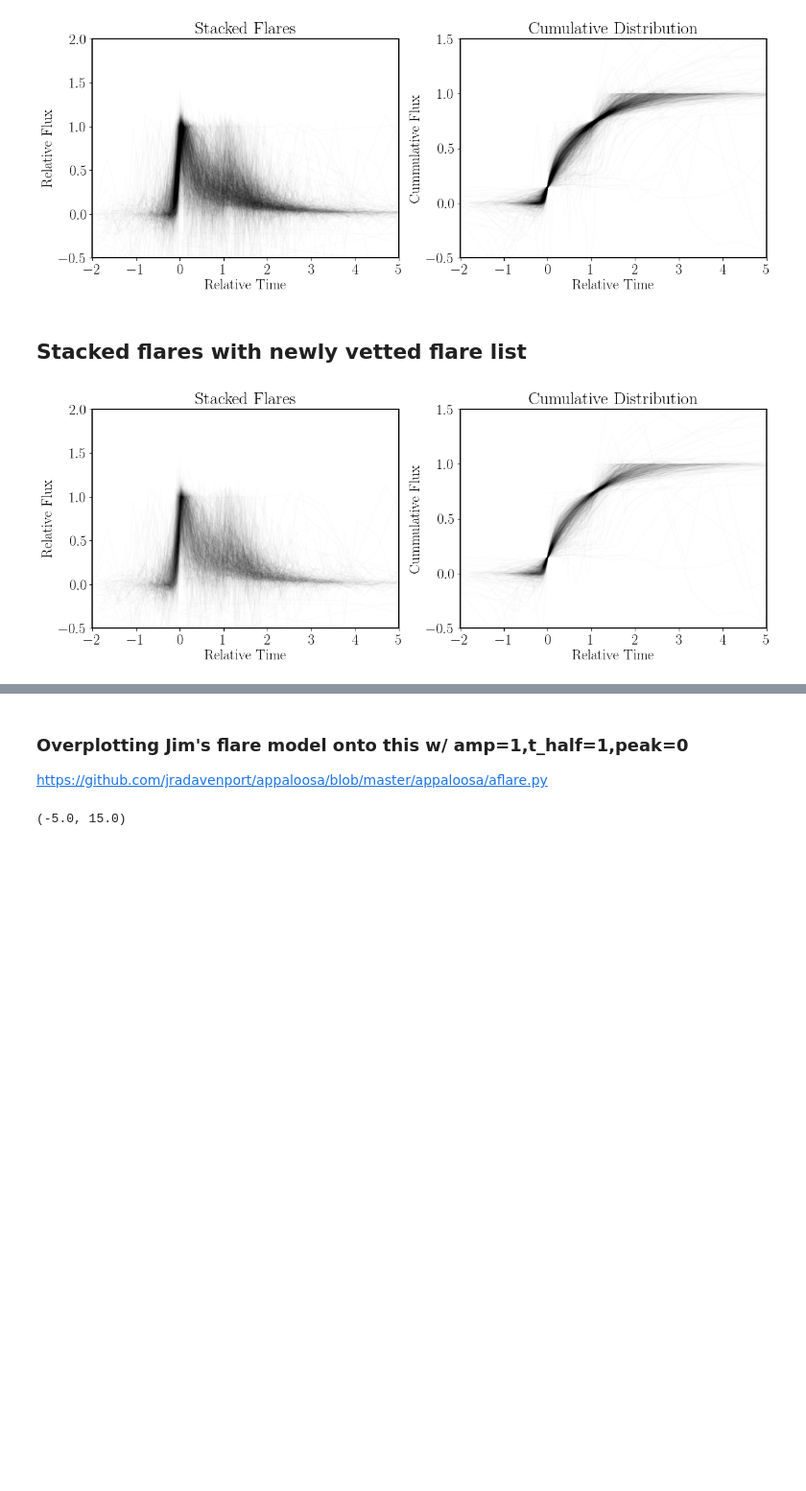
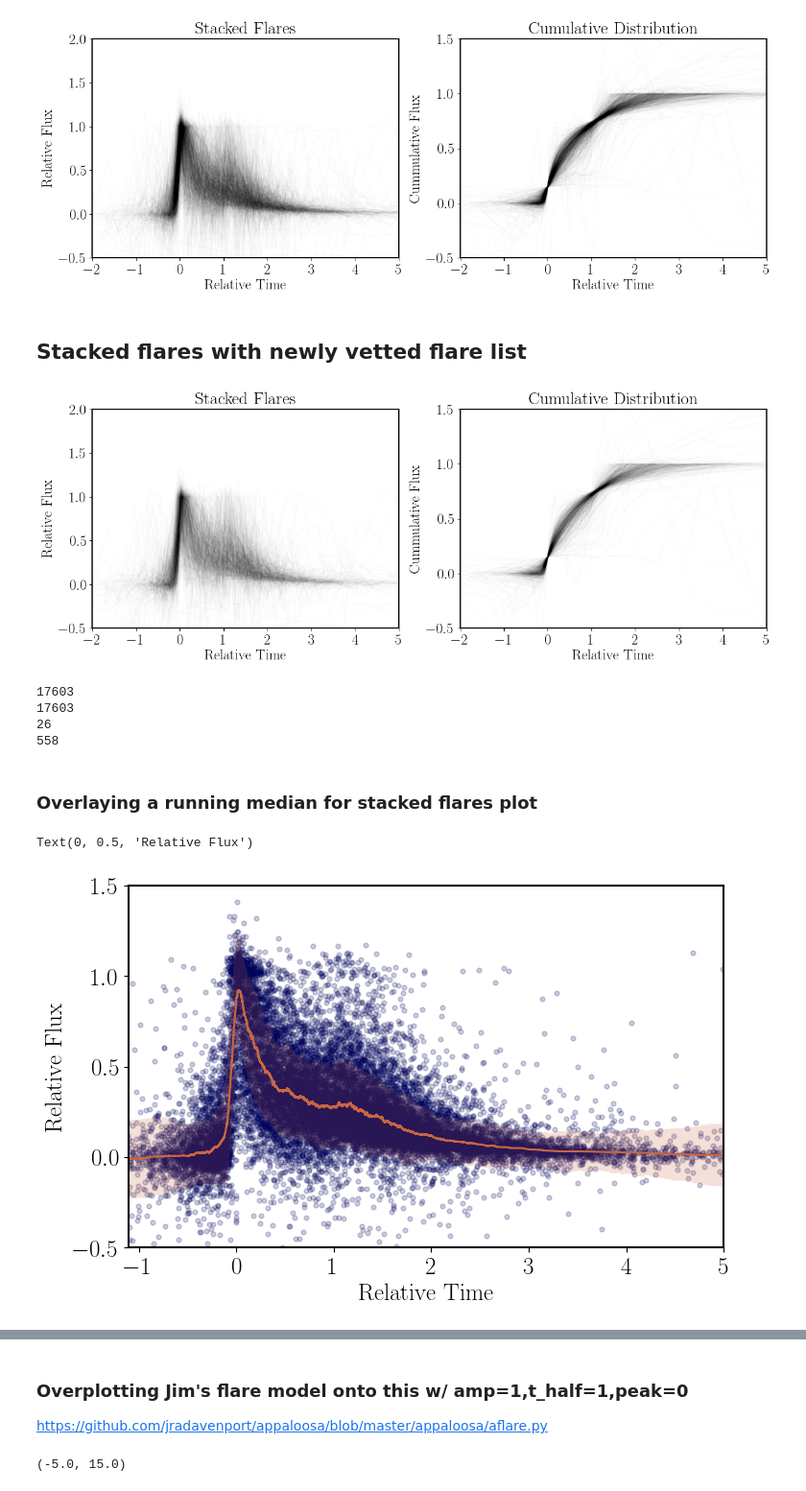
Before and after one commit to lupitatovar/flares, a Jupyter notebook: notebooks/Flare_Model_V1.ipynb, the cells around one changed output, grey strips where cells are left out. Shown at 96% size. Saved outputs shown, nothing was run; the diff lists cells and outputs as text; code cells hidden in the pictures; blank space fills up the shorter version.

Commit message:
updated median and errors

```diff
--- a/notebooks/Flare_Model_V1.ipynb
+++ b/notebooks/Flare_Model_V1.ipynb
@@ -362,6 +362,8 @@ new_scale_dur = np.array([])     # (t_75 - t_25)
 #arrays that get saved into .csv
 new_x_all=np.array([])
 new_y_all=np.array([])
+new_y_err=np.array([])
+new_gp_st_dev=np.array([])
 
 for i in range(0,len(cross_match)):
 
@@ -416,9 +418,11 @@ for i in range(0,len(cross_match)):
     new_y = ((detrended[temp])/(new_scale_height[i]))
 
 
+
     #ax1.plot(xinterp,yvals,'o',color='orange', label= 'interp data')
 
     axs[0].plot(new_x,new_y,color='k',alpha=0.01)
+
 
     #axs[1].plot((xinterp[2]-xinterp)/new_scale_dur[i],yvals,'x',color='orange',alpha=0.2)
     axs[1].plot(new_x,np.cumsum(new_y)/np.sum(new_y),color='k',alpha=0.01)
@@ -462,11 +466,54 @@ for i in range(0,len(cross_match)):
     #new_peaks = np.append(new_peaks,flux_max)
 
     #Flux Errors
-    #new_flux_err = df['df_flux_err'].values/new_scale_height[i] should this be divided by peak flux not scale height?
-    #new_y_err = np.append(new_y_err,new_flux_err)
+
+    new_flux_err = df['df_flux_err'][temp].values/new_scale_height[i] #should this be divided by peak flux not scale height?
+    new_y_err = np.append(new_y_err,new_flux_err)
 
     #GP Standard Deviation
-    #new_st_dev = df['std'].values/new_scale_height[i]
-    #new_gp_st_dev = np.append(new_gp_st_dev,new_st_dev)
+
+    new_st_dev = df['std'][temp].values/new_scale_height[i]
+    new_gp_st_dev = np.append(new_gp_st_dev,new_st_dev)
 # %% [output]
 [figure]
+# %%
+print(len(new_x_all))
+print(len(new_y_all))
+print(len(new_x))
+print(len(cross_match))
+#print(558*26)
+#plt.plot(new_x_all,(new_y_all))
+# %% [output]
+17603
+17603
+26
+558
+# %% [markdown]
+### Overlaying a running median for stacked flares plot
+# %%
+
+new_sort = np.argsort(new_x_all)
+example_median=pd.Series(new_y_all[new_sort]).rolling(500, center=True).median()
+example_std = pd.Series(new_y_all[new_sort]).rolling(500, center=True).std()
+
+
+plt.scatter(new_x_all[new_sort],new_y_all[new_sort],color='#00035b',alpha=0.2,s=12)
+#axs[0].plot(new_x.rolling(2).median(),new_y,color='red')
+
+
+plt.plot(new_x_all[new_sort],example_median,color='#ca6641',lw=1.5)
+
+plt.fill_between(new_x_all[new_sort], example_median+example_std, example_median-example_std,color='#ca6641', alpha=0.2,
+                 edgecolor="none")
+
+
+#plt.plot(new_x_all[new_sort],example_median+example_std,color='C0',alpha=0.5)
+#plt.plot(new_x_all[new_sort],example_median-example_std,color='C0',alpha=0.5)
+plt.xlim(-1.1,5)
+plt.ylim(-0.5,1.5)
+
+plt.xlabel("Relative Time")
+plt.ylabel("Relative Flux")
+# %% [output]
+Text(0, 0.5, 'Relative Flux')
+[figure, added]
```
Also changed, not shown: parts of 19 cells of this notebook, 1 other file.
